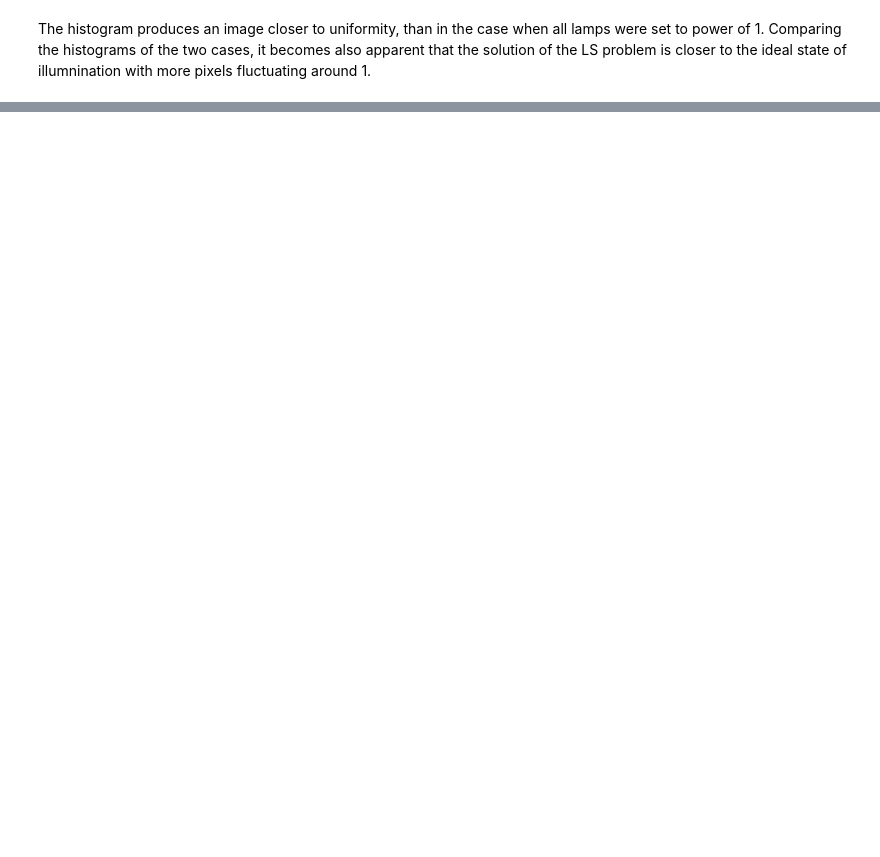
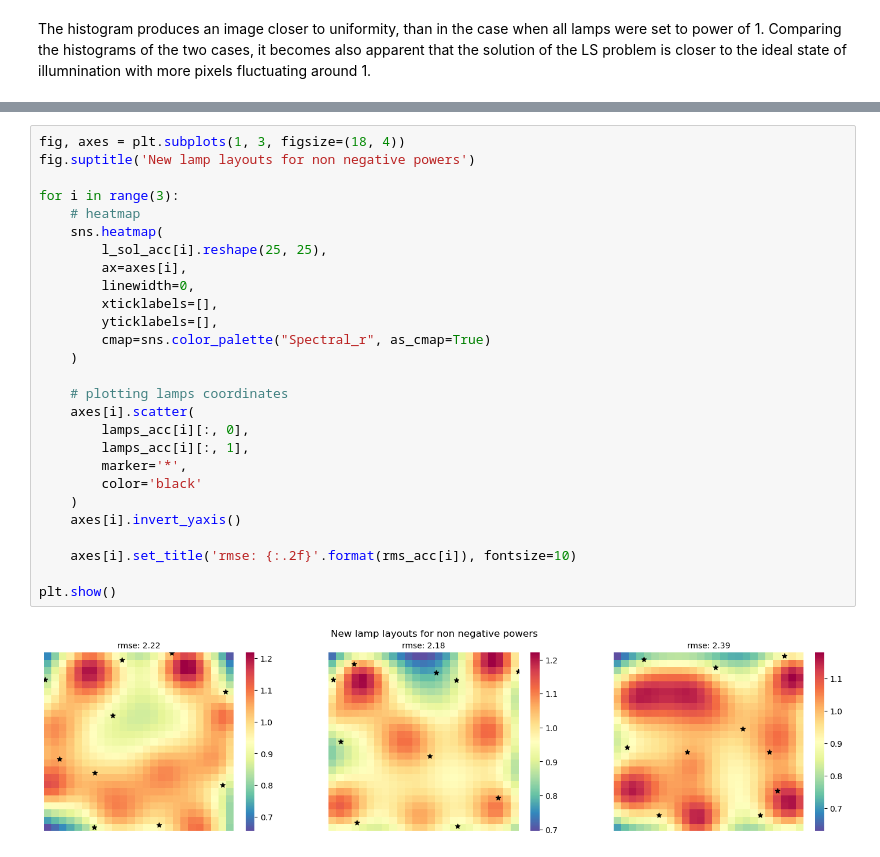
Before and after one commit to sonqo/msc-data-science, a Jupyter notebook: 6-large-scale-linear-algebra/ls/lamp.ipynb, the cells around one changed output, grey strips where cells are left out. Drawn from its saved outputs; the diff is of its cells as text; blank space fills up the shorter version.

```diff
--- a/6-large-scale-linear-algebra/ls/lamp.ipynb
+++ b/6-large-scale-linear-algebra/ls/lamp.ipynb
@@ -318,0 +385,29 @@ plt.show()
+# %%
+fig, axes = plt.subplots(1, 3, figsize=(18, 4))
+fig.suptitle('New lamp layouts for non negative powers')
+
+for i in range(3):
+    # heatmap
+    sns.heatmap(
+        l_sol_acc[i].reshape(25, 25),
+        ax=axes[i],
+        linewidth=0,
+        xticklabels=[],
+        yticklabels=[],
+        cmap=sns.color_palette("Spectral_r", as_cmap=True)
+    )
+
+    # plotting lamps coordinates
+    axes[i].scatter(
+        lamps_acc[i][:, 0],
+        lamps_acc[i][:, 1],
+        marker='*',
+        color='black'
+    )
+    axes[i].invert_yaxis()
+
+    axes[i].set_title('rmse: {:.2f}'.format(rms_acc[i]), fontsize=10)
+
+plt.show()
+# %% [output]
+[figure, added]
```
Also changed, not shown: parts of 13 cells of this notebook.
